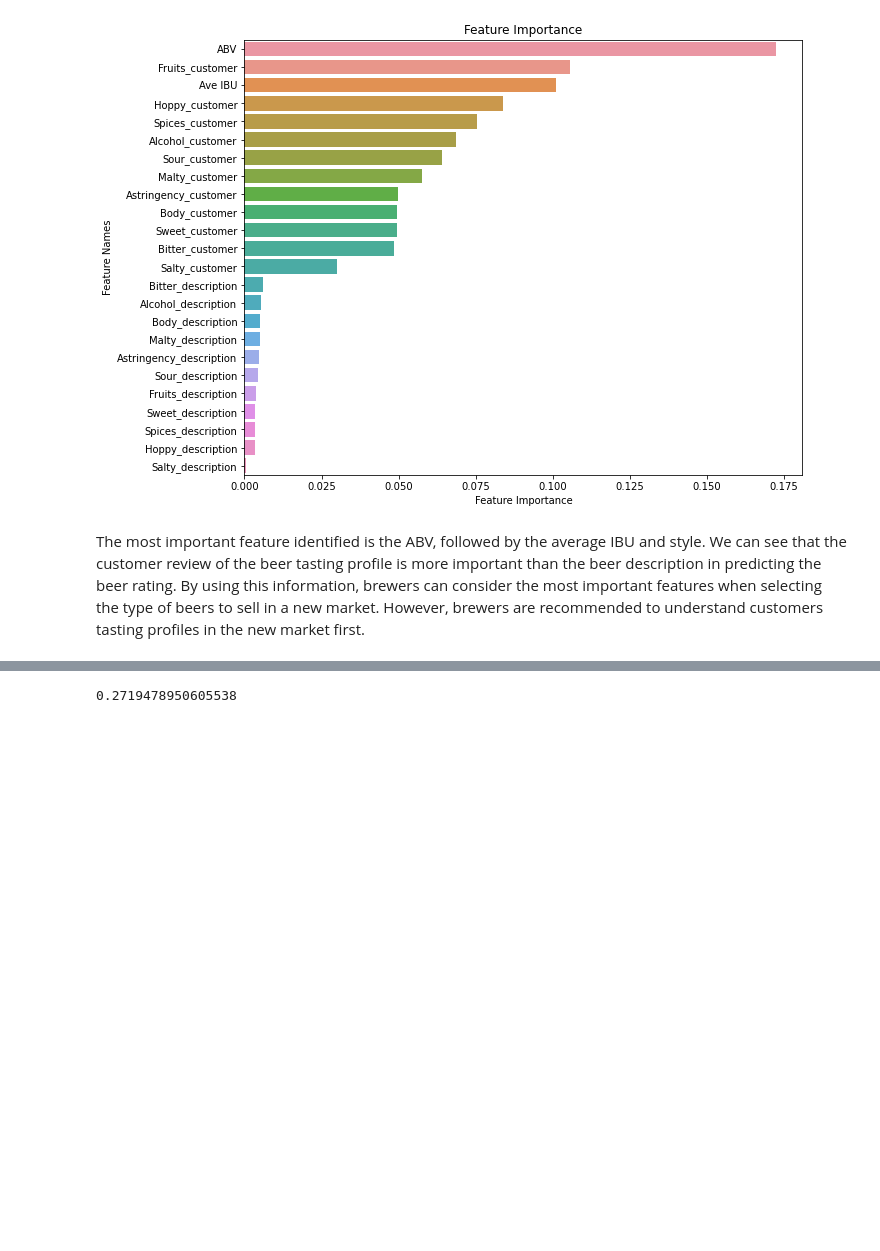
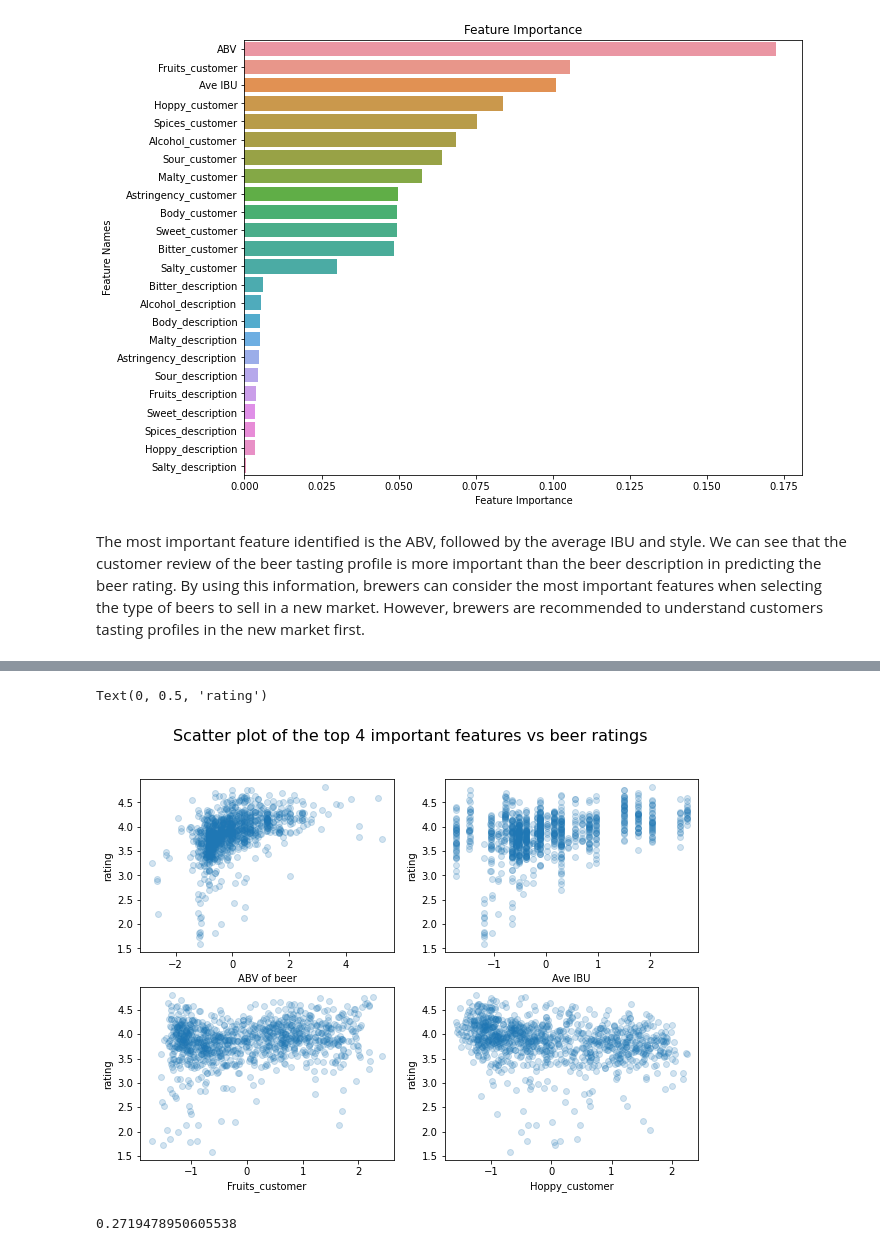
Before and after one commit to happysoymilk/beer_data_analysis, a Jupyter notebook: aml-fcp_regression.ipynb, the cells around one changed output, grey strips where cells are left out. Drawn from its saved outputs; the diff is of its cells as text; code cells hidden in the pictures; blank space fills up the shorter version.

```diff
--- a/aml-fcp_regression.ipynb
+++ b/aml-fcp_regression.ipynb
@@ -325,2 +328,21 @@ The most important feature identified is the ABV, followed by the average IBU an
+# %%
+# scatter plot of the top 4 most important features vs the beer ratings
+fig, ((ax1,ax2),(ax3,ax4)) = plt.subplots(2,2,figsize=(10,7))
+fig.suptitle("Scatter plot of the top 4 important features vs beer ratings", fontsize=16)
+ax1.scatter(x_test_scaled['ABV'], y_test, alpha=0.2)
+ax1.set_xlabel('ABV of beer')
+ax1.set_ylabel('rating')
+ax2.scatter(x_test_scaled['Ave IBU'], y_test, alpha=0.2)
+ax2.set_xlabel('Ave IBU')
+ax2.set_ylabel('rating')
+ax3.scatter(x_test_scaled['Fruits_customer'], y_test,alpha=0.2)
+ax3.set_xlabel('Fruits_customer')
+ax3.set_ylabel('rating')
+ax4.scatter(x_test_scaled['Hoppy_customer'], y_test,alpha=0.2)
+ax4.set_xlabel('Hoppy_customer')
+ax4.set_ylabel('rating')
+# %% [output]
+Text(0, 0.5, 'rating')
+[figure, added]
 # %%
 # Scatter plot for ABV and the rating
```
Also changed, not shown: parts of 2 cells of this notebook.
